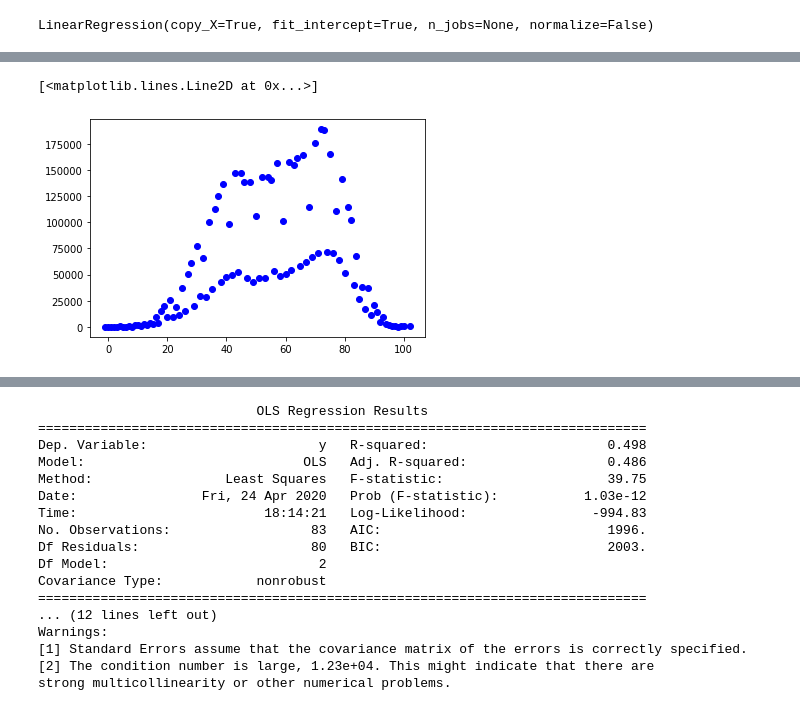
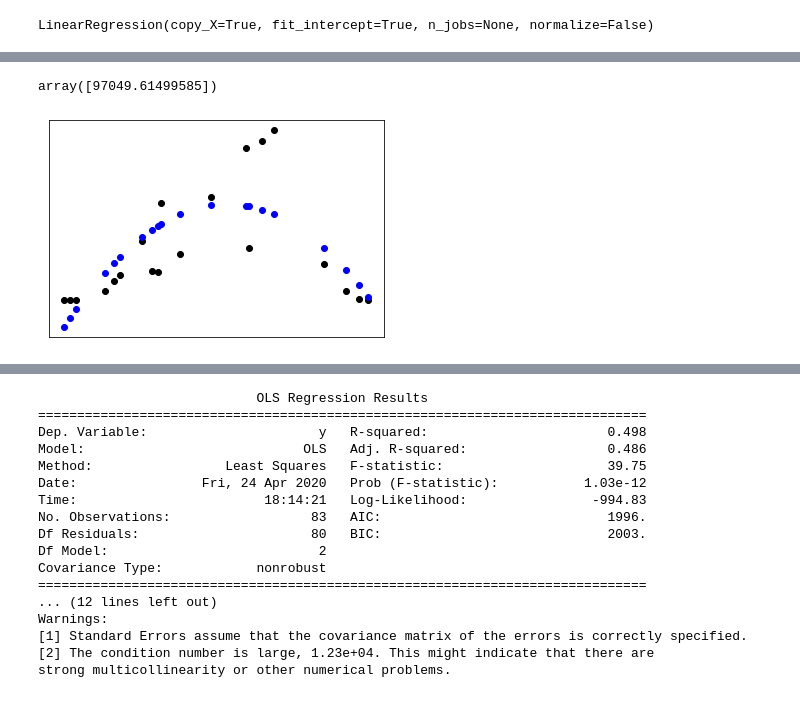
Before and after one commit to positivevaib/nyc-crime-prediction-using-weather-conditions, a Jupyter notebook: notebooks/profiling.ipynb, the cells around one changed output, grey strips where cells are left out. Drawn from its saved outputs; the diff is of its cells as text; code cells hidden in the pictures.

```diff
--- a/notebooks/profiling.ipynb
+++ b/notebooks/profiling.ipynb
@@ -10,8 +12,8 @@ import statsmodels.api as sm
 # %%
 all_data = ''
-for file in os.listdir('../data/all'):
+for file in os.listdir('../data/profiling/all'):
     if file.startswith('part-'):
-        all_data += open('../data/all/' + file, 'r').read()
+        all_data += open('../data/profiling/all/' + file, 'r').read()
 
 all_data = all_data[:len(all_data) - 1]
 # %%
@@ -43,0 +107,28 @@ test_y = crimes[-int(0.2*len(crimes)):]
+# %%
+temp_data = ''
+for file in os.listdir('../data/profiling/temperature'):
+    if file.startswith('part-'):
+        temp_data += open('../data/profiling/temperature/' + file, 'r').read()
+
+temp_data = temp_data[:len(temp_data) - 1]
+# %%
+temps = []
+crimes = []
+
+temp_data = temp_data.split('\n')
+for data in temp_data:
+    data = data.split(',')
+    temps.append(int(data[0]))
+    crimes.append(int(data[1]))
+
+# quadratic
+
+temps_orig = copy.deepcopy(temps)
+
+for i in range(len(temps)):
+    temps[i] = [temps[i], temps[i]**2]
+
+p = np.random.permutation(len(temps))
+temps_orig = np.array(temps_orig)[p]
+temps = np.array(temps)[p]
+crimes = np.array(crimes)[p]
@@ -73,10 +169,18 @@ for data in temp_data:
-# %%
-plt.plot(temps, crimes, 'bo')
-# %% [output]
-[<matplotlib.lines.Line2D at 0x...>]
-[figure, removed]
+# %%
+X = np.array([48, 48*48]).reshape(1, 2)
+lr.predict(X)
+# %% [output]
+array([97049.61499585])
 # %%
-# linear
+test_x = temps_orig[-int(0.2*len(temps_orig)):].reshape(-1, 1)
+test_y = crimes[-int(0.2*len(crimes)):]
 
-train_x = np.array(temps[:-int(0.2*len(temps))]).reshape(-1, 1)
-train_y = crimes[:-int(0.2*len(crimes))]
+plt.scatter(test_x, test_y,  color='black')
+plt.scatter(test_x, preds, color='blue')
+
+plt.xticks(())
+plt.yticks(())
+
+plt.show()
+# %% [output]
+[figure, added]
```
Also changed, not shown: parts of 86 cells of this notebook.
